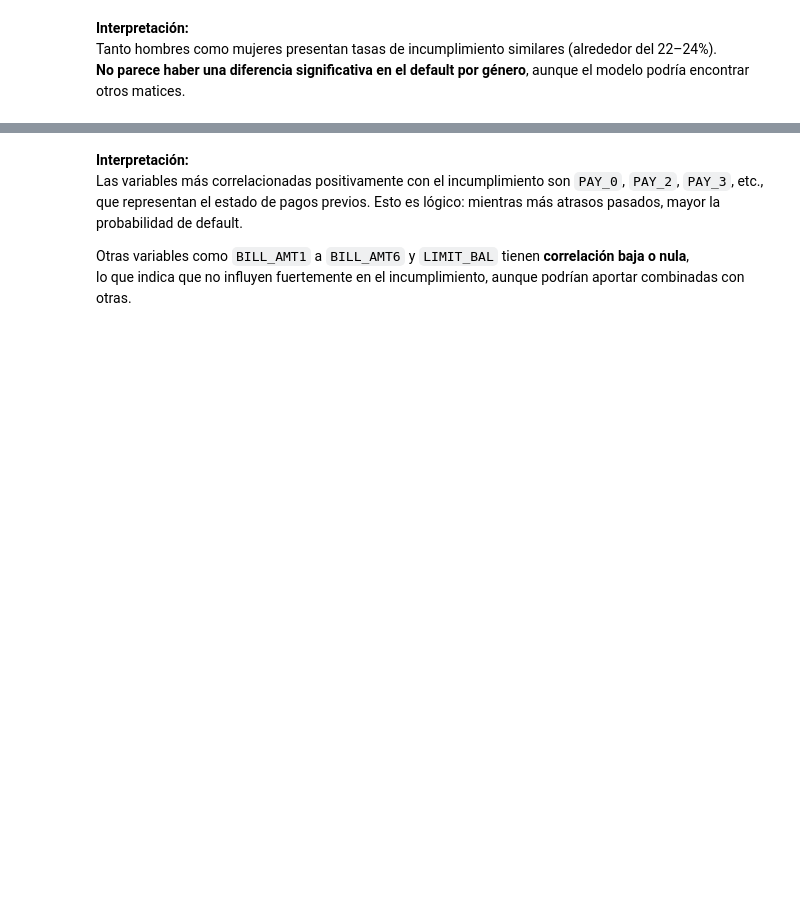
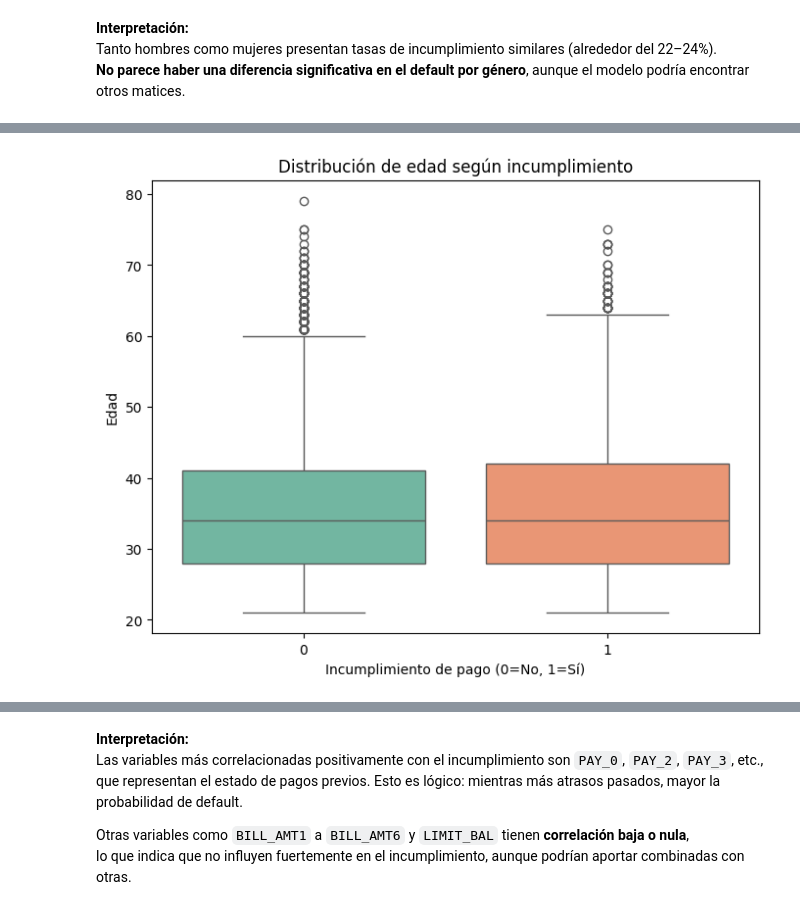
Before and after one commit to DariprogCD07/Proyecto-Final-Ciencia-de-Datos, a Jupyter notebook: proyecto_final.ipynb, the cells around one changed output, grey strips where cells are left out. Cells and saved outputs as stored; diff of their text form; code cells hidden in the pictures; blank space fills up the shorter version.

```diff
--- a/proyecto_final.ipynb
+++ b/proyecto_final.ipynb
@@ -119,0 +148,10 @@ Tanto hombres como mujeres presentan tasas de incumplimiento similares (alrededo
+# %%
+# Boxplot para comparar estadísticamente la edad por grupo
+plt.figure(figsize=(8, 6))
+sns.boxplot(x="default.payment.next.month", y="AGE", data=df, palette="Set2")
+plt.title("Distribución de edad según incumplimiento")
+plt.xlabel("Incumplimiento de pago (0=No, 1=Sí)")
+plt.ylabel("Edad")
+plt.show()
+# %% [output]
+[figure, added]
```
Also changed, not shown: parts of 14 cells of this notebook.
